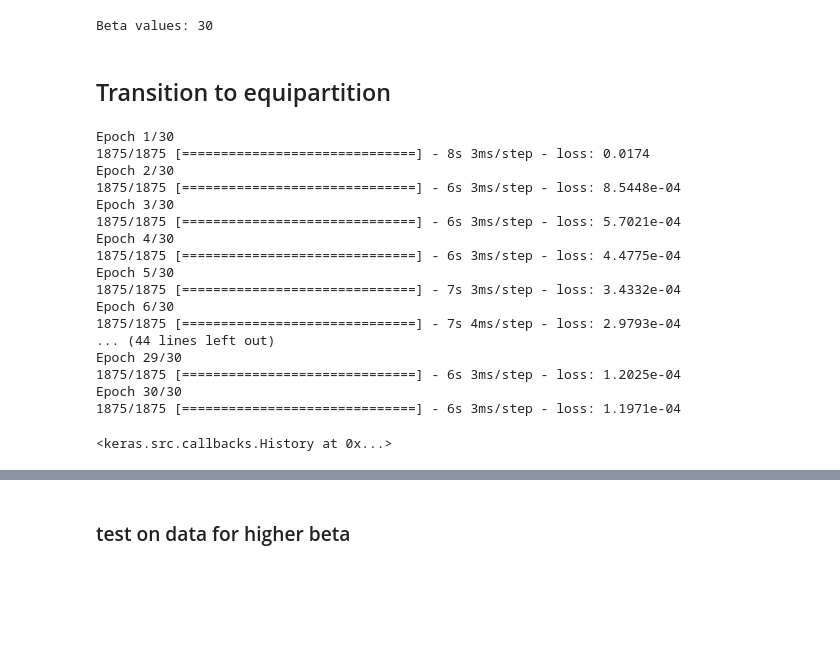
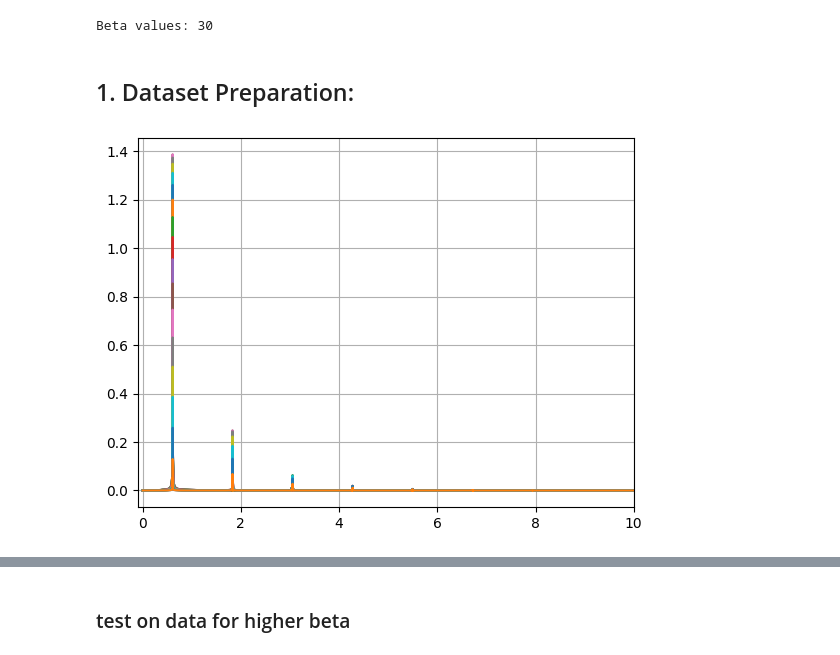
Before and after one commit to aleromualdi/FPU-Integrator, a Jupyter notebook: notebooks/04_transition_to_equipartition.ipynb, the cells around one changed output, grey strips where cells are left out. Drawn from its saved outputs; the diff is of its cells as text; code cells hidden in the pictures; blank space fills up the shorter version.

```diff
--- a/notebooks/04_transition_to_equipartition.ipynb
+++ b/notebooks/04_transition_to_equipartition.ipynb
@@ -40,5 +67,3 @@ BETA_VALUES = np.sort(
 print('Beta values:',len(BETA_VALUES))
 # %% [output]
 Beta values: 30
-# %% [markdown]
-## Transition to equipartition
@@ -64,31 +70,2 @@ def autoencoder_model(timesteps, n_features=64):
-# %%
-# train on first portion, when no equipartition
-
-from utils import temporalize_data
-timesteps = 5
-
-data_train = load_data(DATA_DIR, 1.6)
-X_train_portion = data_train.data_matrix[:120000]
-X_train = temporalize_data(X_train_portion, 5)
-
-model = autoencoder_model(timesteps)
-model.fit(X_train, X_train, epochs=30, batch_size=64, verbose=True)
-# %% [output]
-Epoch 1/30
-1875/1875 [==============================] - 8s 3ms/step - loss: 0.0174
-Epoch 2/30
-1875/1875 [==============================] - 6s 3ms/step - loss: 8.5448e-04
-Epoch 3/30
-1875/1875 [==============================] - 6s 3ms/step - loss: 5.7021e-04
-Epoch 4/30
-1875/1875 [==============================] - 6s 3ms/step - loss: 4.4775e-04
-Epoch 5/30
-1875/1875 [==============================] - 7s 3ms/step - loss: 3.4332e-04
-Epoch 6/30
-1875/1875 [==============================] - 7s 4ms/step - loss: 2.9793e-04
-... (44 lines left out)
-Epoch 29/30
-1875/1875 [==============================] - 6s 3ms/step - loss: 1.2025e-04
-Epoch 30/30
-1875/1875 [==============================] - 6s 3ms/step - loss: 1.1971e-04
-<keras.src.callbacks.History at 0x...>
+# %% [markdown]
+## 1. Dataset Preparation:
@@ -94,0 +82,28 @@ Epoch 30/30
+# %%
+## find q tori
+from scipy.fft import fft, fftfreq
+
+q = X_train_portion[:, :32]
+
+#  FFT trajectory
+T = 1.0 / 800.0
+for particle_idx in range(q.shape[-1]):
+    q_ = q[:, particle_idx]
+
+    yf = fft(q_)
+    N = len(q_)
+    xf = fftfreq(N, T)[:N//2]
+
+    y = 2.0/N * np.abs(yf[0:N//2])
+
+    plt.plot(xf, y, label='1')
+    # plt.plot(2.0/N * np.abs(yf[0:N//2]), label='1')
+    # plt.plot(yf)
+    # plt.xlim(-100, 10000)
+    plt.xlim(-1, 20)
+
+
+plt.xlim(-0.1, 10)
+plt.grid()
+# %% [output]
+[figure, added]
```
Also changed, not shown: parts of 35 cells of this notebook.
